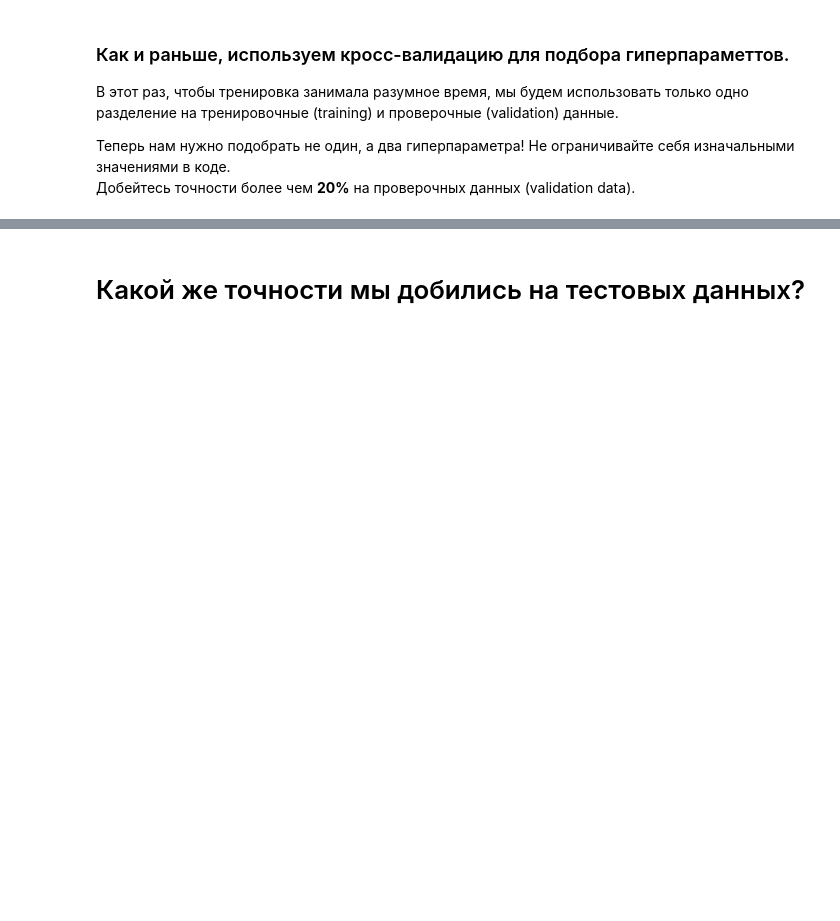
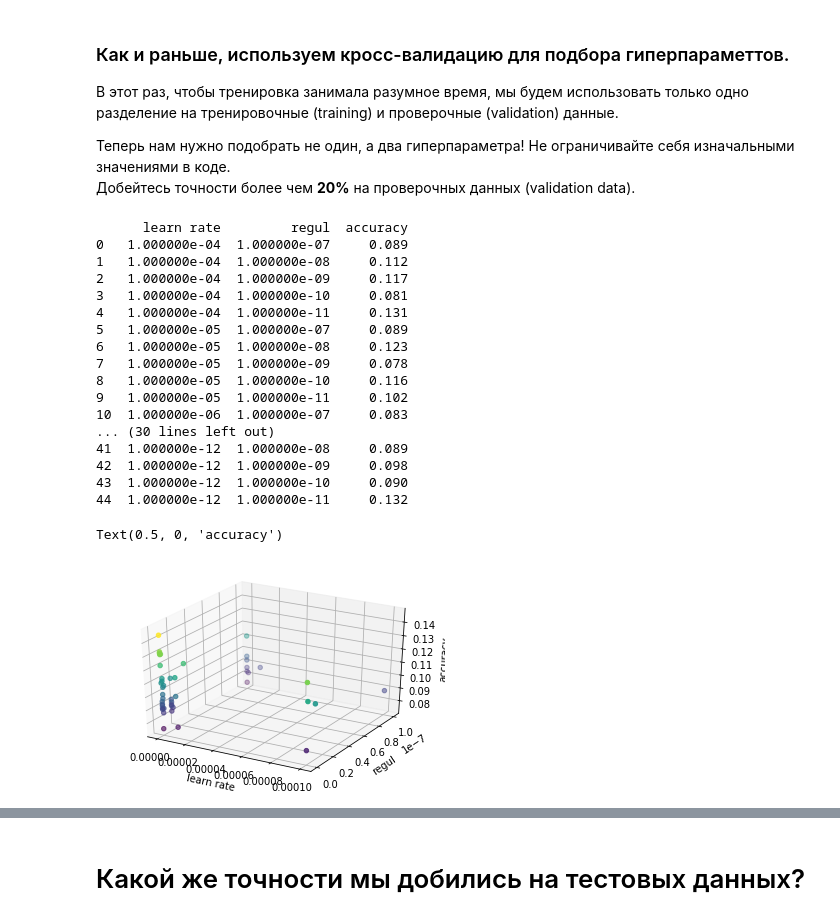
Before and after one commit to SpIIIII/layman-s-Deep-Learning-, a Jupyter notebook: assignments/assignment1/Linear classifier.ipynb, the cells around one changed output, grey strips where cells are left out. Saved outputs shown, nothing was run; the diff lists cells and outputs as text; code cells hidden in the pictures; blank space fills up the shorter version.

```diff
--- a/assignments/assignment1/Linear classifier.ipynb
+++ b/assignments/assignment1/Linear classifier.ipynb
@@ -412,3 +366,35 @@ Epoch 49, loss:
+# %%
+num_epochs = 200
+batch_size = 300
+
+learning_rates = [ 1e-4, 1e-5, 1e-6, 1e-7, 1e-8, 1e-9,1e-10, 1e-11,1e-12,]
+reg_strengths = [1e-7, 1e-8, 1e-9,1e-10, 1e-11,]
+
+best_classifier = None
+best_val_accuracy = None
+
+data:list = list()
+
+# TODO use validation set to find the best hyperparameters
+# hint: for best results, you might need to try more values for learning rate and regularization strength
+# than provided initially
+for l in learning_rates:
+    for r in reg_strengths:
+        classifier = linear_classifer.LinearSoftmaxClassifier()
+        classifier.fit(train_X, train_y, epochs=100, learning_rate=l, batch_size=300, reg=r)
+        pred = classifier.predict(val_X)
+        accuracy = multiclass_accuracy(pred, val_y)
+        data.append({'learn rate':l,'regul':r,'accuracy':accuracy})
+
+
+
+frame = pd.DataFrame(data)
+print(frame)
+frame.plot()
+axes = plt.gca()
+axes.set_ylim(0,0.3)
+
+# print('best validation accuracy achieved: %f' % best_val_accuracy)
 # %% [markdown]
 ### Как и раньше, используем кросс-валидацию для подбора гиперпараметтов.
 
@@ -433,0 +405,27 @@ print('best validation accuracy achieved: %f' % best_val_accuracy)
+# %%
+print(frame)
+ax=plt.subplot(projection = '3d')
+ax.scatter(frame['learn rate'],frame['regul'],frame['accuracy'],c = frame['accuracy'],cmap = 'viridis')
+ax.set_xlabel('learn rate')
+ax.set_ylabel('regul')
+ax.set_zlabel('accuracy')
+# %% [output]
+      learn rate         regul  accuracy
+0   1.000000e-04  1.000000e-07     0.089
+1   1.000000e-04  1.000000e-08     0.112
+2   1.000000e-04  1.000000e-09     0.117
+3   1.000000e-04  1.000000e-10     0.081
+4   1.000000e-04  1.000000e-11     0.131
+5   1.000000e-05  1.000000e-07     0.089
+6   1.000000e-05  1.000000e-08     0.123
+7   1.000000e-05  1.000000e-09     0.078
+8   1.000000e-05  1.000000e-10     0.116
+9   1.000000e-05  1.000000e-11     0.102
+10  1.000000e-06  1.000000e-07     0.083
+... (30 lines left out)
+41  1.000000e-12  1.000000e-08     0.089
+42  1.000000e-12  1.000000e-09     0.098
+43  1.000000e-12  1.000000e-10     0.090
+44  1.000000e-12  1.000000e-11     0.132
+Text(0.5, 0, 'accuracy')
+[figure, added]
```
Also changed, not shown: parts of 13 cells of this notebook, 3 other files.
